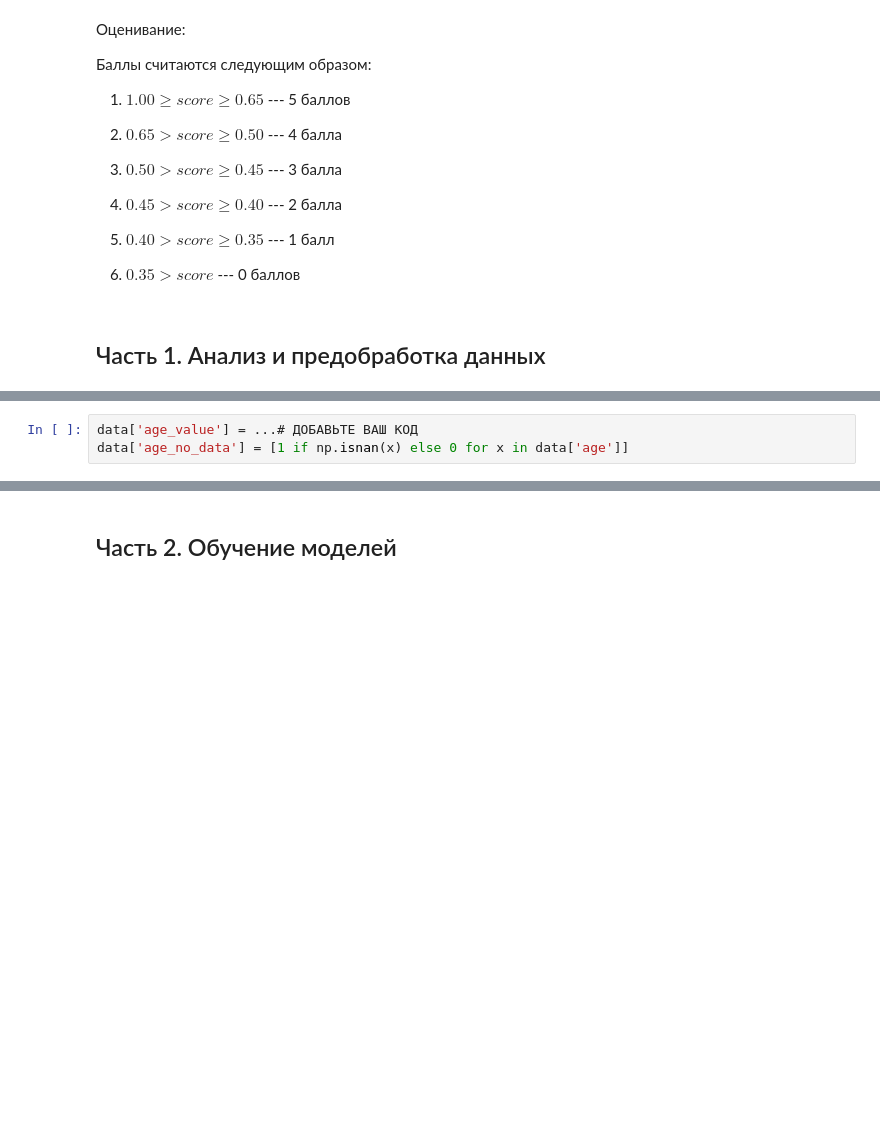
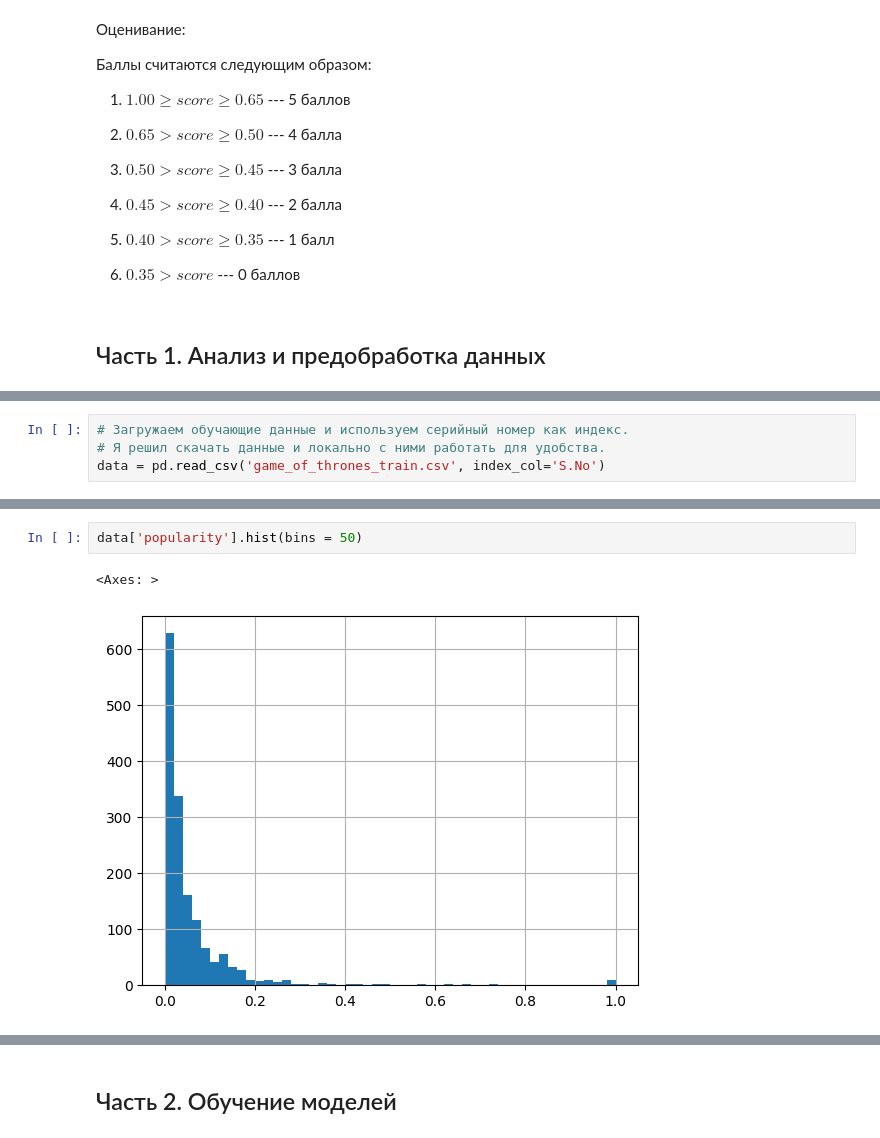
Before and after one commit to dtvai00/part_1_ml_cv, a Jupyter notebook: week_01_ml_intro/Homework/hw_1_game_of_thrones.ipynb, the cells around one changed output, grey strips where cells are left out. Cells and saved outputs as stored; diff of their text form; blank space fills up the shorter version.

```diff
--- a/week_01_ml_intro/Homework/hw_1_game_of_thrones.ipynb
+++ b/week_01_ml_intro/Homework/hw_1_game_of_thrones.ipynb
@@ -147,2 +100,6 @@ data_train[data_train.name.str.contains('Targaryen')]
+# %%
+# Загружаем обучающие данные и используем серийный номер как индекс.
+# Я решил скачать данные и локально с ними работать для удобства.
+data = pd.read_csv('game_of_thrones_train.csv', index_col='S.No')
 # %%
 data.describe(include = 'object').T
@@ -191,3 +115,0 @@ data.describe(include = [...]).T[['count', 'min', 'max']]
-# %%
-data['age_value'] = ...# ДОБАВЬТЕ ВАШ КОД
-data['age_no_data'] = [1 if np.isnan(x) else 0 for x in data['age']]
@@ -334,0 +157,5 @@ X_train, X_val, y_train, y_val = # ...
+# %%
+data['popularity'].hist(bins = 50)
+# %% [output]
+<Axes: >
+[figure, added]
```
Also changed, not shown: parts of 119 cells of this notebook, 4 other files.
